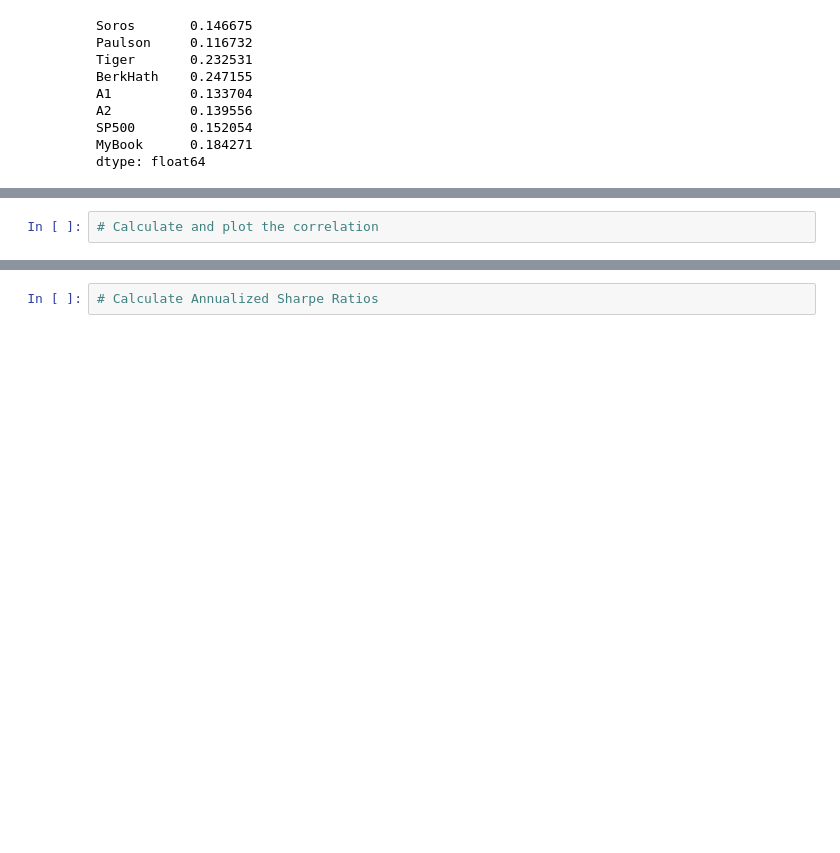
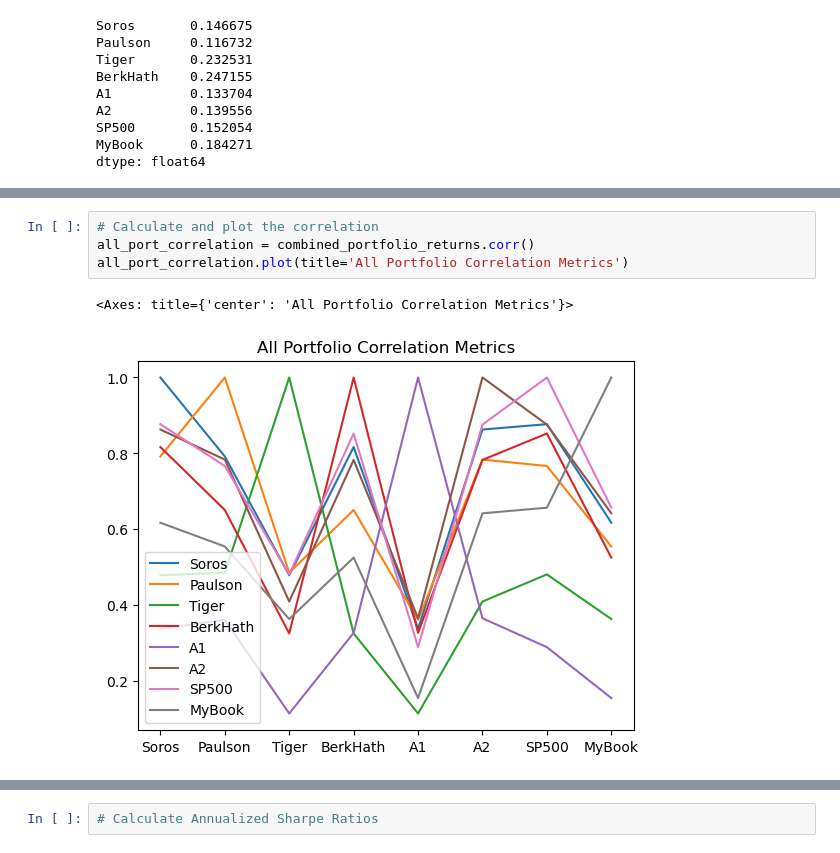
Before and after one commit to jfrazure/Whale-Analysis, a Jupyter notebook: ProjectWhaleAnalysis.ipynb, the cells around one changed output, grey strips where cells are left out. Saved outputs shown, nothing was run; the diff lists cells and outputs as text; blank space fills up the shorter version.

```diff
--- a/ProjectWhaleAnalysis.ipynb
+++ b/ProjectWhaleAnalysis.ipynb
@@ -446,4 +446,9 @@ rollanncomb_portfolio_std.plot(title='Rolling Portfolio Standard Deviation')
 # %%
 # Calculate and plot the correlation
+all_port_correlation = combined_portfolio_returns.corr()
+all_port_correlation.plot(title='All Portfolio Correlation Metrics')
+# %% [output]
+<Axes: title={'center': 'All Portfolio Correlation Metrics'}>
+[figure, added]
 # %%
 # Calculate and plot Beta
```
Also changed, not shown: parts of 3 cells of this notebook.
